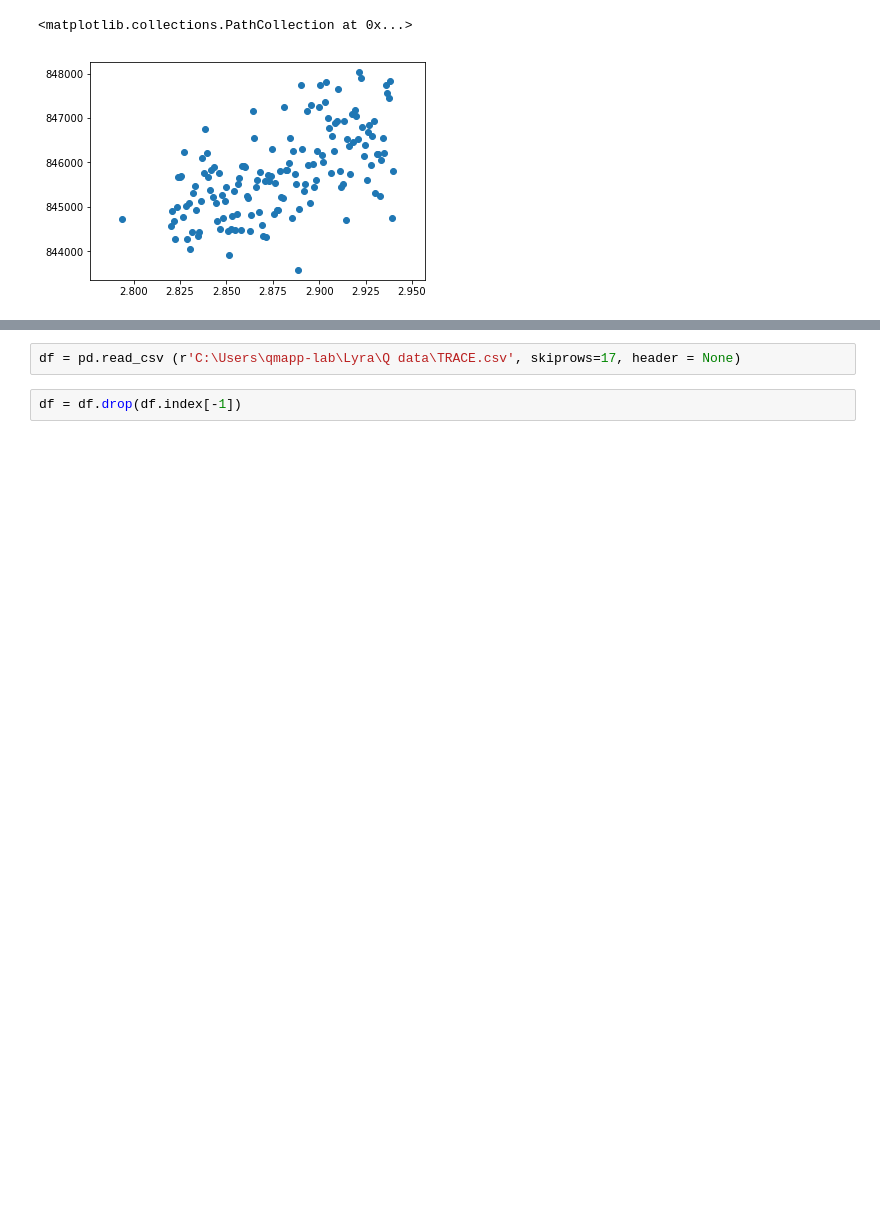
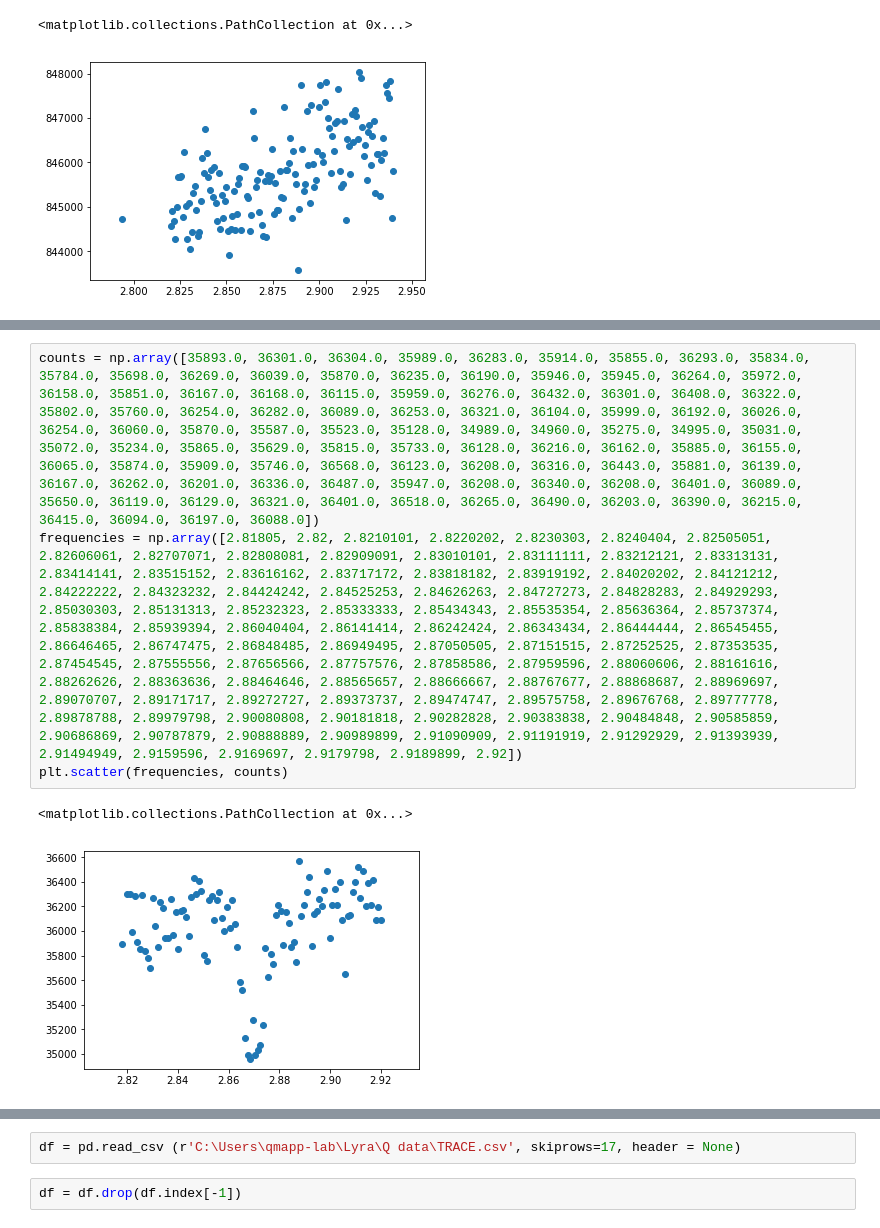
Before and after one commit to Lyra-Cronin/Thesis-Python, a Jupyter notebook: Graphing.ipynb, the cells around one changed output, grey strips where cells are left out. Saved outputs shown, nothing was run; the diff lists cells and outputs as text; blank space fills up the shorter version.

```diff
--- a/Graphing.ipynb
+++ b/Graphing.ipynb
@@ -146,0 +193,7 @@ plt.scatter(frequencies, counts)
+# %%
+counts = np.array([35893.0, 36301.0, 36304.0, 35989.0, 36283.0, 35914.0, 35855.0, 36293.0, 35834.0, 35784.0, 35698.0, 36269.0, 36039.0, 35870.0, 36235.0, 36190.0, 35946.0, 35945.0, 36264.0, 35972.0, 36158.0, 35851.0, 36167.0, 36168.0, 36115.0, 35959.0, 36276.0, 36432.0, 36301.0, 36408.0, 36322.0, 35802.0, 35760.0, 36254.0, 36282.0, 36089.0, 36253.0, 36321.0, 36104.0, 35999.0, 36192.0, 36026.0, 36254.0, 36060.0, 35870.0, 35587.0, 35523.0, 35128.0, 34989.0, 34960.0, 35275.0, 34995.0, 35031.0, 35072.0, 35234.0, 35865.0, 35629.0, 35815.0, 35733.0, 36128.0, 36216.0, 36162.0, 35885.0, 36155.0, 36065.0, 35874.0, 35909.0, 35746.0, 36568.0, 36123.0, 36208.0, 36316.0, 36443.0, 35881.0, 36139.0, 36167.0, 36262.0, 36201.0, 36336.0, 36487.0, 35947.0, 36208.0, 36340.0, 36208.0, 36401.0, 36089.0, 35650.0, 36119.0, 36129.0, 36321.0, 36401.0, 36518.0, 36265.0, 36490.0, 36203.0, 36390.0, 36215.0, 36415.0, 36094.0, 36197.0, 36088.0])
+frequencies = np.array([2.81805, 2.82, 2.8210101, 2.8220202, 2.8230303, 2.8240404, 2.82505051, 2.82606061, 2.82707071, 2.82808081, 2.82909091, 2.83010101, 2.83111111, 2.83212121, 2.83313131, 2.83414141, 2.83515152, 2.83616162, 2.83717172, 2.83818182, 2.83919192, 2.84020202, 2.84121212, 2.84222222, 2.84323232, 2.84424242, 2.84525253, 2.84626263, 2.84727273, 2.84828283, 2.84929293, 2.85030303, 2.85131313, 2.85232323, 2.85333333, 2.85434343, 2.85535354, 2.85636364, 2.85737374, 2.85838384, 2.85939394, 2.86040404, 2.86141414, 2.86242424, 2.86343434, 2.86444444, 2.86545455, 2.86646465, 2.86747475, 2.86848485, 2.86949495, 2.87050505, 2.87151515, 2.87252525, 2.87353535, 2.87454545, 2.87555556, 2.87656566, 2.87757576, 2.87858586, 2.87959596, 2.88060606, 2.88161616, 2.88262626, 2.88363636, 2.88464646, 2.88565657, 2.88666667, 2.88767677, 2.88868687, 2.88969697, 2.89070707, 2.89171717, 2.89272727, 2.89373737, 2.89474747, 2.89575758, 2.89676768, 2.89777778, 2.89878788, 2.89979798, 2.90080808, 2.90181818, 2.90282828, 2.90383838, 2.90484848, 2.90585859, 2.90686869, 2.90787879, 2.90888889, 2.90989899, 2.91090909, 2.91191919, 2.91292929, 2.91393939, 2.91494949, 2.9159596, 2.9169697, 2.9179798, 2.9189899, 2.92])
+plt.scatter(frequencies, counts)
+# %% [output]
+<matplotlib.collections.PathCollection at 0x...>
+[figure, added]
```
Also changed, not shown: parts of 8 cells of this notebook, 1 other file.
